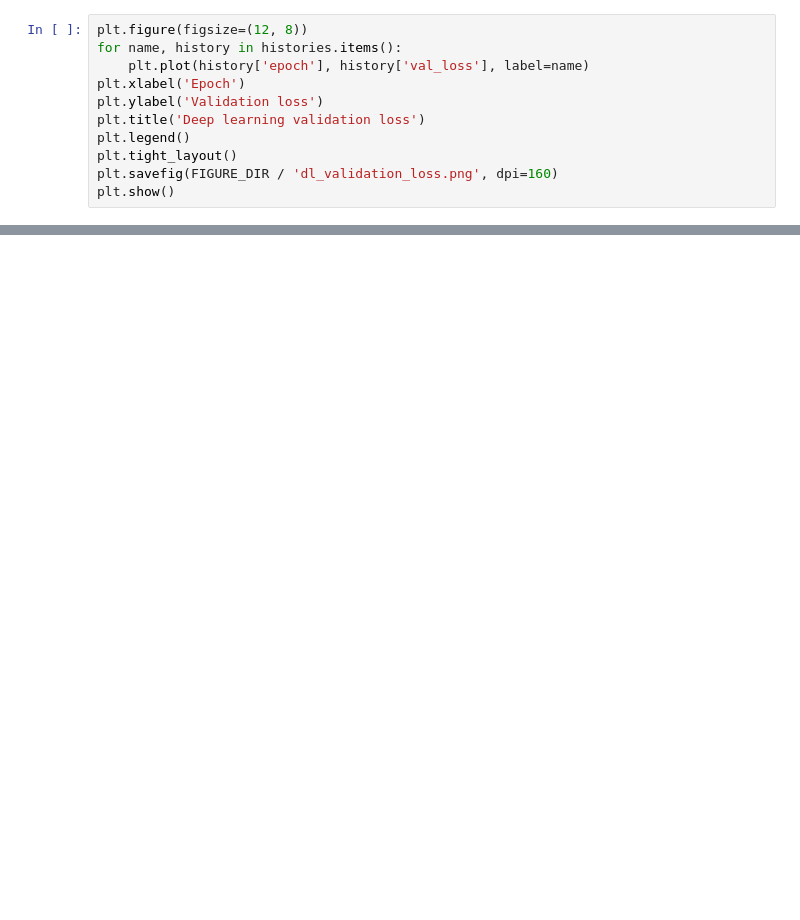
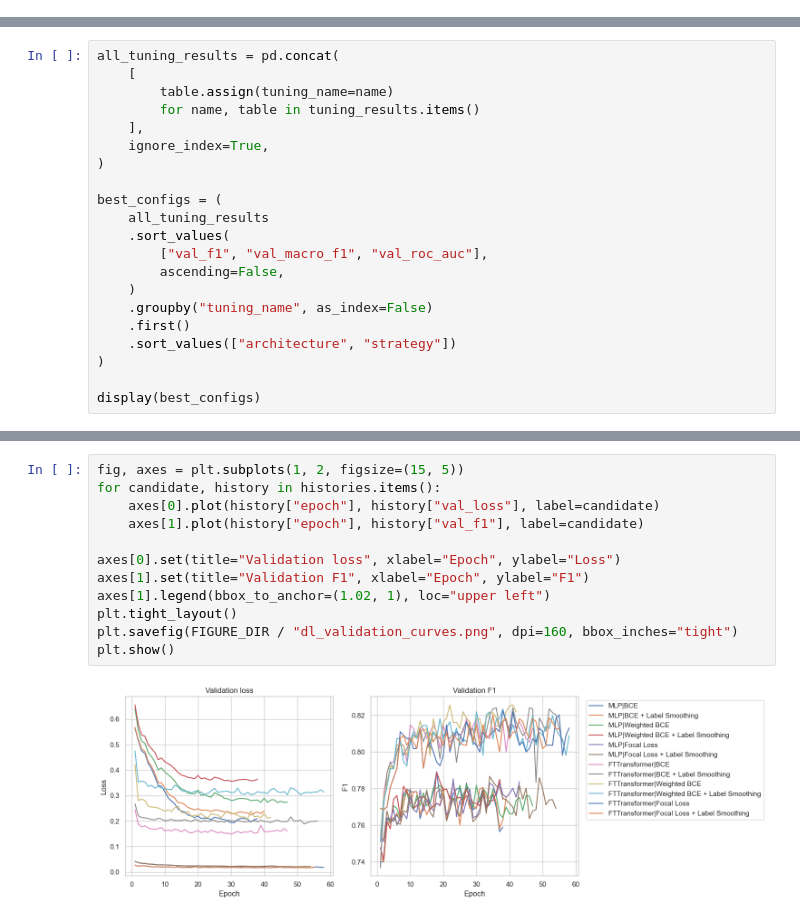
Before and after one commit to kwspringkle/teen-social-media-stress-analysis, a Jupyter notebook: notebooks/03_dl_models.ipynb, the cells around one changed output, grey strips where cells are left out. Drawn from its saved outputs; the diff is of its cells as text; blank space fills up the shorter version.

```diff
--- a/notebooks/03_dl_models.ipynb
+++ b/notebooks/03_dl_models.ipynb
@@ -792,11 +0,0 @@ dl_validation_metrics
-# %%
-plt.figure(figsize=(12, 8))
-for name, history in histories.items():
-    plt.plot(history['epoch'], history['val_loss'], label=name)
-plt.xlabel('Epoch')
-plt.ylabel('Validation loss')
-plt.title('Deep learning validation loss')
-plt.legend()
-plt.tight_layout()
-plt.savefig(FIGURE_DIR / 'dl_validation_loss.png', dpi=160)
-plt.show()
@@ -936,0 +932,21 @@ exported_top_dl_models
+# %%
+all_tuning_results = pd.concat(
+    [
+        table.assign(tuning_name=name)
+        for name, table in tuning_results.items()
+    ],
+    ignore_index=True,
+)
+
+best_configs = (
+    all_tuning_results
+    .sort_values(
+        ["val_f1", "val_macro_f1", "val_roc_auc"],
+        ascending=False,
+    )
+    .groupby("tuning_name", as_index=False)
+    .first()
+    .sort_values(["architecture", "strategy"])
+)
+
+display(best_configs)
@@ -936,0 +1276,14 @@ exported_top_dl_models
+# %%
+fig, axes = plt.subplots(1, 2, figsize=(15, 5))
+for candidate, history in histories.items():
+    axes[0].plot(history["epoch"], history["val_loss"], label=candidate)
+    axes[1].plot(history["epoch"], history["val_f1"], label=candidate)
+
+axes[0].set(title="Validation loss", xlabel="Epoch", ylabel="Loss")
+axes[1].set(title="Validation F1", xlabel="Epoch", ylabel="F1")
+axes[1].legend(bbox_to_anchor=(1.02, 1), loc="upper left")
+plt.tight_layout()
+plt.savefig(FIGURE_DIR / "dl_validation_curves.png", dpi=160, bbox_inches="tight")
+plt.show()
+# %% [output]
+[figure, added]
```
Also changed, not shown: parts of 91 cells of this notebook, 15 other files.
